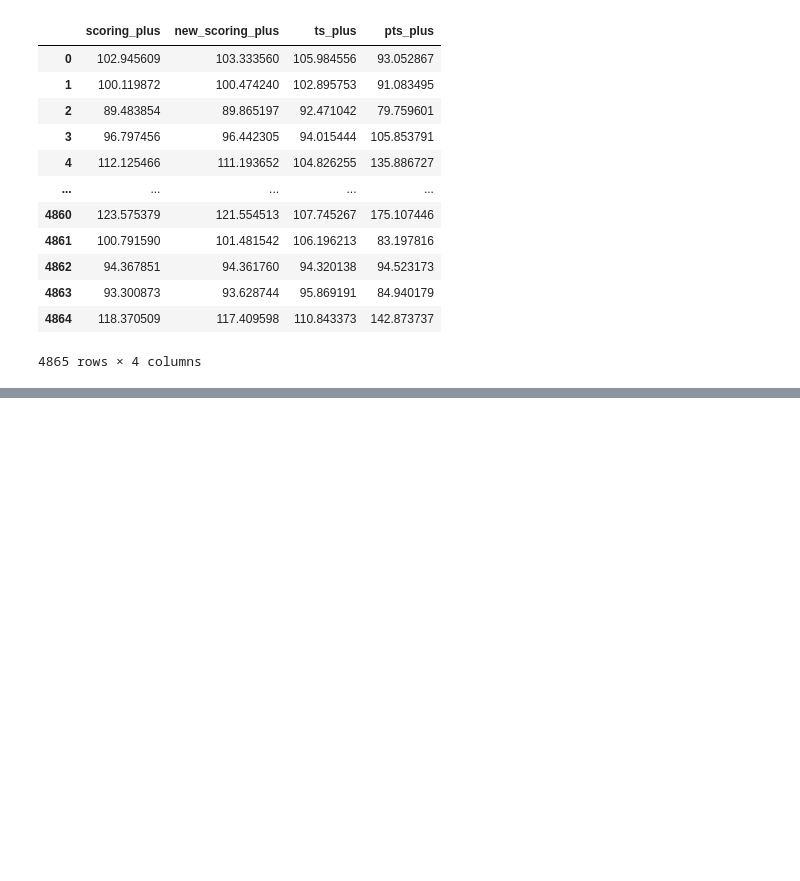
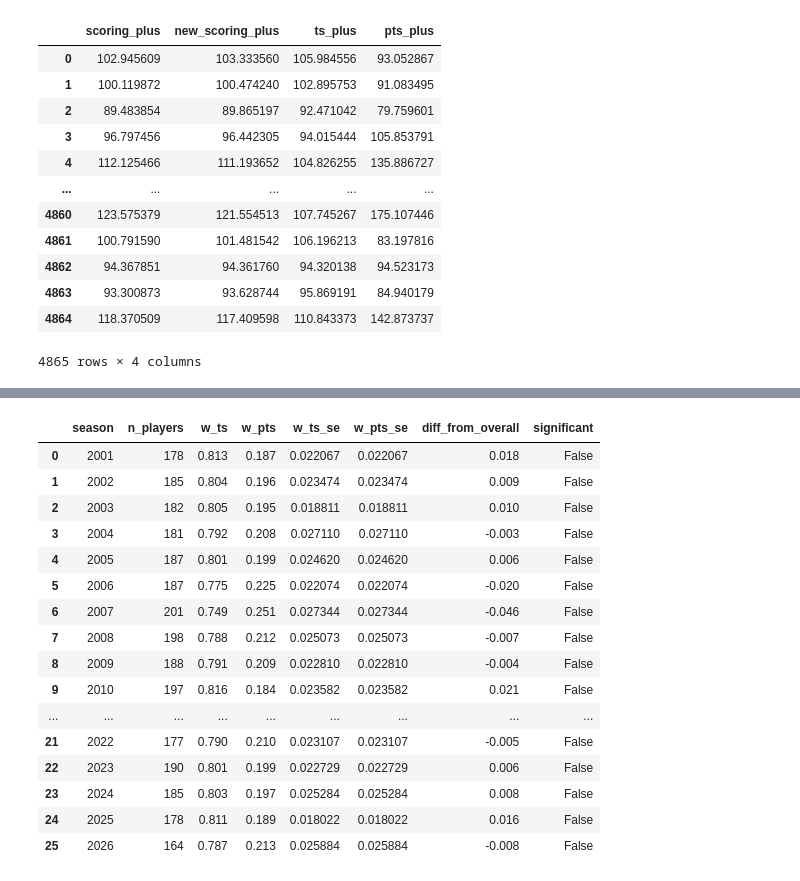
Before and after one commit to tmcewen66/basketball-analytics, a Jupyter notebook: scoring_plus_analysis.ipynb, the cells around one changed output, grey strips where cells are left out. Saved outputs shown, nothing was run; the diff lists cells and outputs as text; code cells hidden in the pictures; blank space fills up the shorter version.

```diff
--- a/scoring_plus_analysis.ipynb
+++ b/scoring_plus_analysis.ipynb
@@ -577,0 +794,24 @@ scoring_plus_qualified_df[['scoring_plus', 'new_scoring_plus', 'ts_plus', 'pts_p
+# %%
+overall_w_ts = 0.795  # your full-dataset result
+
+season_weights_df['diff_from_overall'] = season_weights_df['w_ts'] - overall_w_ts
+season_weights_df['significant'] = (season_weights_df['diff_from_overall'].abs() > 1.96 * season_weights_df['w_ts_se'])
+season_weights_df
+# %% [output]
+|  | season | n_players | w_ts | w_pts | w_ts_se | w_pts_se | diff_from_overall | significant |
+| 0 | 2001 | 178 | 0.813 | 0.187 | 0.022067 | 0.022067 | 0.018 | False |
+| 1 | 2002 | 185 | 0.804 | 0.196 | 0.023474 | 0.023474 | 0.009 | False |
+| 2 | 2003 | 182 | 0.805 | 0.195 | 0.018811 | 0.018811 | 0.010 | False |
+| 3 | 2004 | 181 | 0.792 | 0.208 | 0.027110 | 0.027110 | -0.003 | False |
+| 4 | 2005 | 187 | 0.801 | 0.199 | 0.024620 | 0.024620 | 0.006 | False |
+| 5 | 2006 | 187 | 0.775 | 0.225 | 0.022074 | 0.022074 | -0.020 | False |
+| 6 | 2007 | 201 | 0.749 | 0.251 | 0.027344 | 0.027344 | -0.046 | False |
+| 7 | 2008 | 198 | 0.788 | 0.212 | 0.025073 | 0.025073 | -0.007 | False |
+| 8 | 2009 | 188 | 0.791 | 0.209 | 0.022810 | 0.022810 | -0.004 | False |
+| 9 | 2010 | 197 | 0.816 | 0.184 | 0.023582 | 0.023582 | 0.021 | False |
+| ... | ... | ... | ... | ... | ... | ... | ... | ... |
+| 21 | 2022 | 177 | 0.790 | 0.210 | 0.023107 | 0.023107 | -0.005 | False |
+| 22 | 2023 | 190 | 0.801 | 0.199 | 0.022729 | 0.022729 | 0.006 | False |
+| 23 | 2024 | 185 | 0.803 | 0.197 | 0.025284 | 0.025284 | 0.008 | False |
+| 24 | 2025 | 178 | 0.811 | 0.189 | 0.018022 | 0.018022 | 0.016 | False |
+| 25 | 2026 | 164 | 0.787 | 0.213 | 0.025884 | 0.025884 | -0.008 | False |
```
Also changed, not shown: parts of 15 cells of this notebook.
